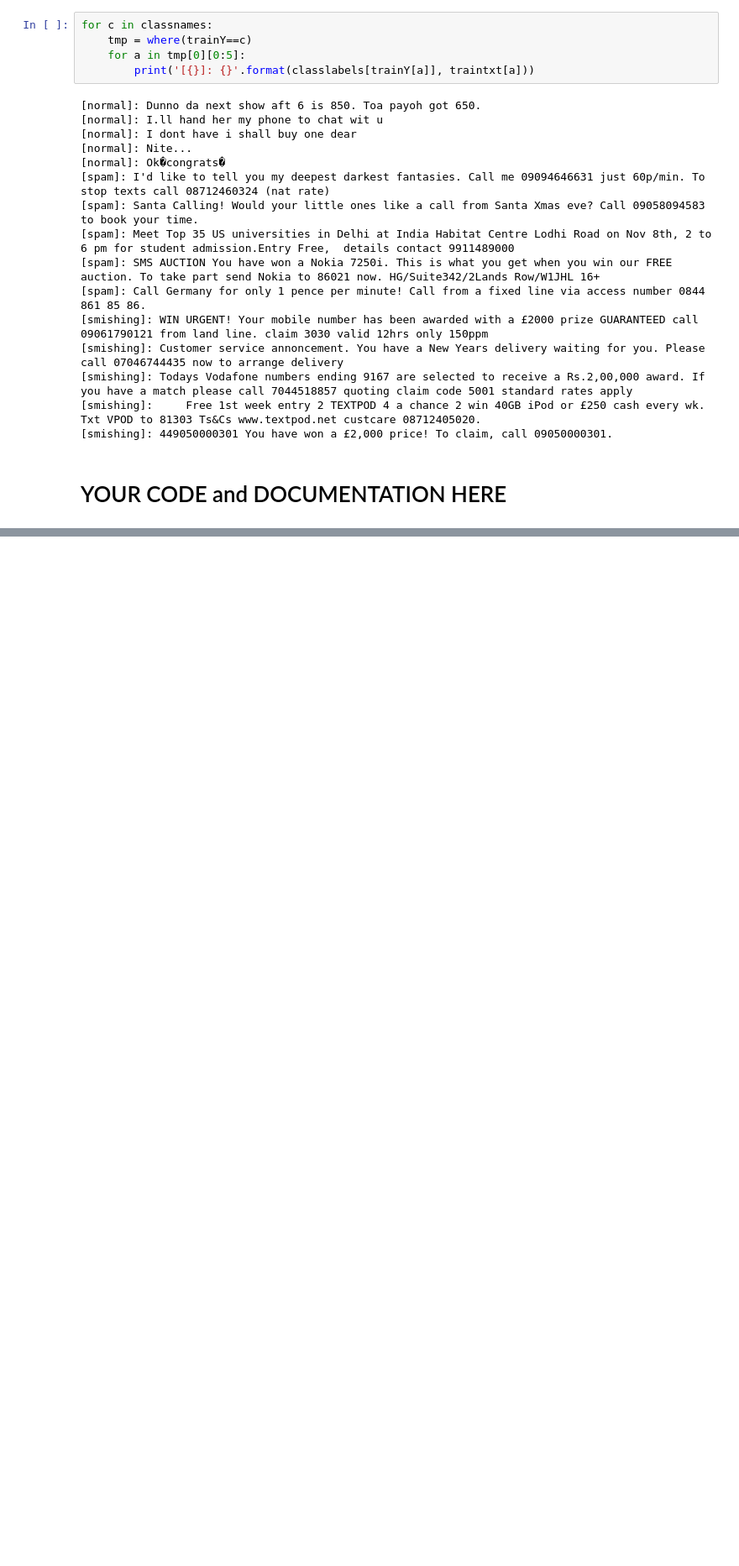
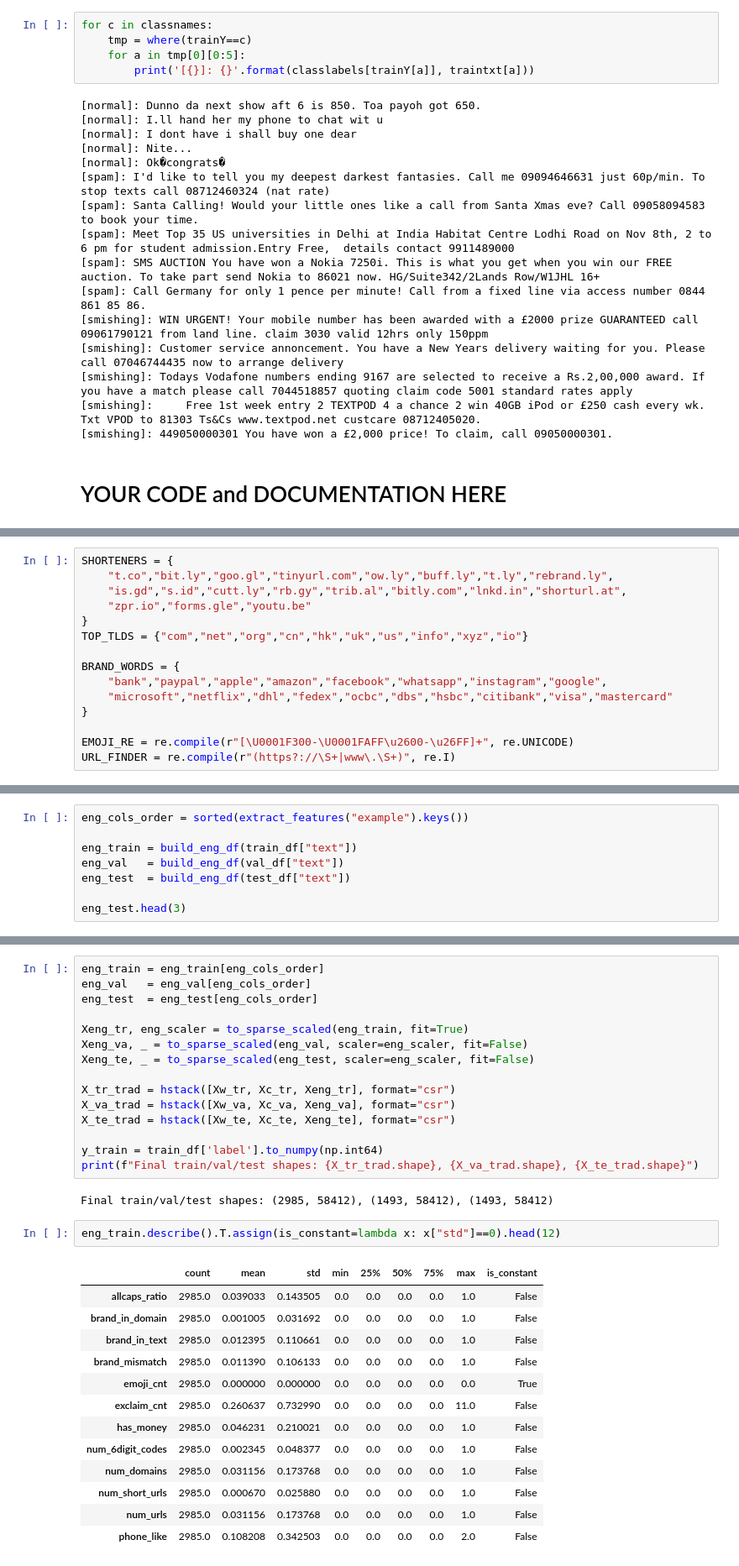
Before and after one commit to zhuohan9036/cs_courses, a Jupyter notebook: cs5489/assignments/assignmen_1/Assignment1-Doc.ipynb, the cells around one changed output, grey strips where cells are left out. Shown at 84% size. Saved outputs shown, nothing was run; the diff lists cells and outputs as text; blank space fills up the shorter version.

Commit message:
add: assignment 1 half done

```diff
--- a/cs5489/assignments/assignmen_1/Assignment1-Doc.ipynb
+++ b/cs5489/assignments/assignmen_1/Assignment1-Doc.ipynb
@@ -195,0 +430,15 @@ for c in classnames:
+# %%
+SHORTENERS = {
+    "t.co","bit.ly","goo.gl","tinyurl.com","ow.ly","buff.ly","t.ly","rebrand.ly",
+    "is.gd","s.id","cutt.ly","rb.gy","trib.al","bitly.com","lnkd.in","shorturl.at",
+    "zpr.io","forms.gle","youtu.be"
+}
+TOP_TLDS = {"com","net","org","cn","hk","uk","us","info","xyz","io"}
+
+BRAND_WORDS = {
+    "bank","paypal","apple","amazon","facebook","whatsapp","instagram","google",
+    "microsoft","netflix","dhl","fedex","ocbc","dbs","hsbc","citibank","visa","mastercard"
+}
+
+EMOJI_RE = re.compile(r"[\U0001F300-\U0001FAFF\u2600-\u26FF]+", re.UNICODE)
+URL_FINDER = re.compile(r"(https?://\S+|www\.\S+)", re.I)
@@ -195,0 +515,8 @@ for c in classnames:
+# %%
+eng_cols_order = sorted(extract_features("example").keys())
+
+eng_train = build_eng_df(train_df["text"])
+eng_val   = build_eng_df(val_df["text"])
+eng_test  = build_eng_df(test_df["text"])
+
+eng_test.head(3)
@@ -195,0 +585,33 @@ for c in classnames:
+# %%
+eng_train = eng_train[eng_cols_order]
+eng_val   = eng_val[eng_cols_order]
+eng_test  = eng_test[eng_cols_order]
+
+Xeng_tr, eng_scaler = to_sparse_scaled(eng_train, fit=True)
+Xeng_va, _ = to_sparse_scaled(eng_val, scaler=eng_scaler, fit=False)
+Xeng_te, _ = to_sparse_scaled(eng_test, scaler=eng_scaler, fit=False)
+
+X_tr_trad = hstack([Xw_tr, Xc_tr, Xeng_tr], format="csr")
+X_va_trad = hstack([Xw_va, Xc_va, Xeng_va], format="csr")
+X_te_trad = hstack([Xw_te, Xc_te, Xeng_te], format="csr")
+
+y_train = train_df['label'].to_numpy(np.int64)
+print(f"Final train/val/test shapes: {X_tr_trad.shape}, {X_va_trad.shape}, {X_te_trad.shape}")
+# %% [output]
+Final train/val/test shapes: (2985, 58412), (1493, 58412), (1493, 58412)
+# %%
+eng_train.describe().T.assign(is_constant=lambda x: x["std"]==0).head(12)
+# %% [output]
+|  | count | mean | std | min | 25% | 50% | 75% | max | is_constant |
+| allcaps_ratio | 2985.0 | 0.039033 | 0.143505 | 0.0 | 0.0 | 0.0 | 0.0 | 1.0 | False |
+| brand_in_domain | 2985.0 | 0.001005 | 0.031692 | 0.0 | 0.0 | 0.0 | 0.0 | 1.0 | False |
+| brand_in_text | 2985.0 | 0.012395 | 0.110661 | 0.0 | 0.0 | 0.0 | 0.0 | 1.0 | False |
+| brand_mismatch | 2985.0 | 0.011390 | 0.106133 | 0.0 | 0.0 | 0.0 | 0.0 | 1.0 | False |
+| emoji_cnt | 2985.0 | 0.000000 | 0.000000 | 0.0 | 0.0 | 0.0 | 0.0 | 0.0 | True |
+| exclaim_cnt | 2985.0 | 0.260637 | 0.732990 | 0.0 | 0.0 | 0.0 | 0.0 | 11.0 | False |
+| has_money | 2985.0 | 0.046231 | 0.210021 | 0.0 | 0.0 | 0.0 | 0.0 | 1.0 | False |
+| num_6digit_codes | 2985.0 | 0.002345 | 0.048377 | 0.0 | 0.0 | 0.0 | 0.0 | 1.0 | False |
+| num_domains | 2985.0 | 0.031156 | 0.173768 | 0.0 | 0.0 | 0.0 | 0.0 | 1.0 | False |
+| num_short_urls | 2985.0 | 0.000670 | 0.025880 | 0.0 | 0.0 | 0.0 | 0.0 | 1.0 | False |
+| num_urls | 2985.0 | 0.031156 | 0.173768 | 0.0 | 0.0 | 0.0 | 0.0 | 1.0 | False |
+| phone_like | 2985.0 | 0.108208 | 0.342503 | 0.0 | 0.0 | 0.0 | 0.0 | 2.0 | False |
```
Also changed, not shown: parts of 25 cells of this notebook, 2 other files.
